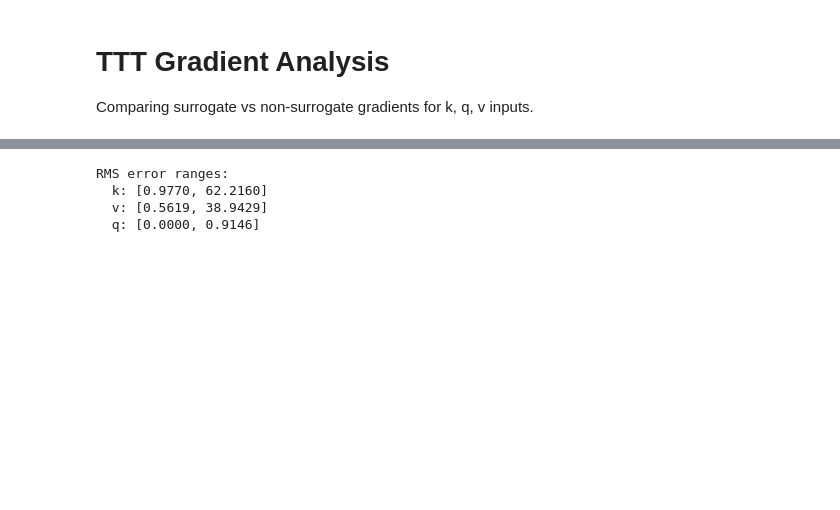
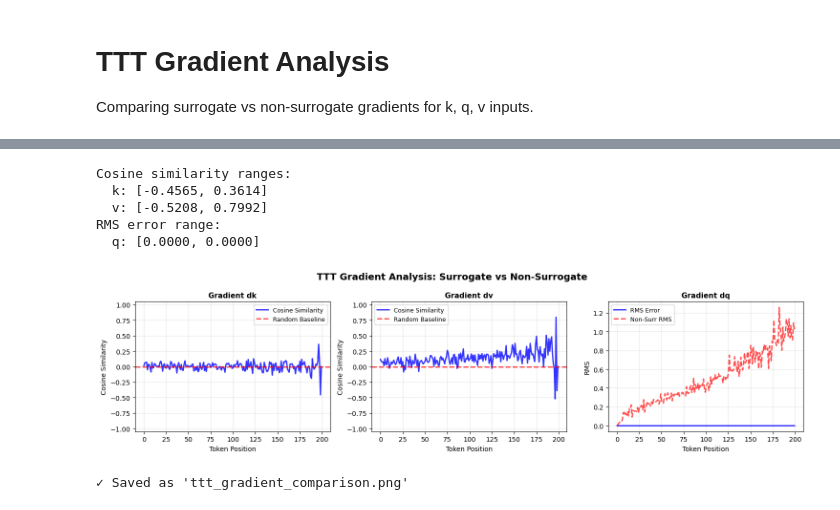
Before and after one commit to Ueaj-Kerman/macrogpt-jax, a Jupyter notebook: ueaj/model/ttt/ttt_gradient_analysis.ipynb, the cells around one changed output, grey strips where cells are left out. Saved outputs shown, nothing was run; the diff lists cells and outputs as text; code cells hidden in the pictures; blank space fills up the shorter version.

```diff
--- a/ueaj/model/ttt/ttt_gradient_analysis.ipynb
+++ b/ueaj/model/ttt/ttt_gradient_analysis.ipynb
@@ -89,21 +90,64 @@ Start of state State({
 ✓ Done
 # %%
-# Compute RMS errors and norms per token
-rms_k = rms_error_per_token(gk_surr, gk_nonsurr)
-rms_v = rms_error_per_token(gv_surr, gv_nonsurr)
+# Compute metrics per token
+cos_k = cosine_similarity_per_token(gk_surr, gk_nonsurr)
+cos_v = cosine_similarity_per_token(gv_surr, gv_nonsurr)
 rms_q = rms_error_per_token(gq_surr, gq_nonsurr)
 
-norm_k = rms_norm_per_token(gk_nonsurr)
-norm_v = rms_norm_per_token(gv_nonsurr)
 norm_q = rms_norm_per_token(gq_nonsurr)
 
-print(f"RMS error ranges:")
-print(f"  k: [{rms_k.min():.4f}, {rms_k.max():.4f}]")
-print(f"  v: [{rms_v.min():.4f}, {rms_v.max():.4f}]")
+print(f"Cosine similarity ranges:")
+print(f"  k: [{cos_k.min():.4f}, {cos_k.max():.4f}]")
+print(f"  v: [{cos_v.min():.4f}, {cos_v.max():.4f}]")
+print(f"RMS error range:")
 print(f"  q: [{rms_q.min():.4f}, {rms_q.max():.4f}]")
 # %% [output]
-RMS error ranges:
-  k: [0.9770, 62.2160]
-  v: [0.5619, 38.9429]
-  q: [0.0000, 0.9146]
+Cosine similarity ranges:
+  k: [-0.4565, 0.3614]
+  v: [-0.5208, 0.7992]
+RMS error range:
+  q: [0.0000, 0.0000]
+# %%
+# Plot
+fig, axes = plt.subplots(1, 3, figsize=(15, 4))
+fig.suptitle('TTT Gradient Analysis: Surrogate vs Non-Surrogate', fontsize=14, fontweight='bold')
+
+tokens = np.arange(seq_len)
+
+# k: Cosine similarity
+axes[0].plot(tokens, cos_k, 'b-', linewidth=2, label='Cosine Similarity', alpha=0.8)
+axes[0].axhline(y=0, color='r', linestyle='--', linewidth=2, label='Random Baseline', alpha=0.7)
+axes[0].set_xlabel('Token Position', fontsize=10)
+axes[0].set_ylabel('Cosine Similarity', fontsize=10)
+axes[0].set_title('Gradient dk', fontsize=11, fontweight='bold')
+axes[0].set_ylim(-1.05, 1.05)
+axes[0].legend(fontsize=9)
+axes[0].grid(True, alpha=0.3)
+
+# v: Cosine similarity
+axes[1].plot(tokens, cos_v, 'b-', linewidth=2, label='Cosine Similarity', alpha=0.8)
+axes[1].axhline(y=0, color='r', linestyle='--', linewidth=2, label='Random Baseline', alpha=0.7)
+axes[1].set_xlabel('Token Position', fontsize=10)
+axes[1].set_ylabel('Cosine Similarity', fontsize=10)
+axes[1].set_title('Gradient dv', fontsize=11, fontweight='bold')
+axes[1].set_ylim(-1.05, 1.05)
+axes[1].legend(fontsize=9)
+axes[1].grid(True, alpha=0.3)
+
+# q: RMS error
+axes[2].plot(tokens, rms_q, 'b-', linewidth=2, label='RMS Error', alpha=0.8)
+axes[2].plot(tokens, norm_q, 'r--', linewidth=2, label='Non-Surr RMS', alpha=0.7)
+axes[2].set_xlabel('Token Position', fontsize=10)
+axes[2].set_ylabel('RMS', fontsize=10)
+axes[2].set_title('Gradient dq', fontsize=11, fontweight='bold')
+axes[2].legend(fontsize=9)
+axes[2].grid(True, alpha=0.3)
+
+plt.tight_layout()
+plt.savefig('ttt_gradient_comparison.png', dpi=150, bbox_inches='tight')
+plt.show()
+print("✓ Saved as 'ttt_gradient_comparison.png'")
+# %% [output]
+[figure, added]
+✓ Saved as 'ttt_gradient_comparison.png'
 # %%
```
Also changed, not shown: parts of 7 cells of this notebook, 1 other file.
